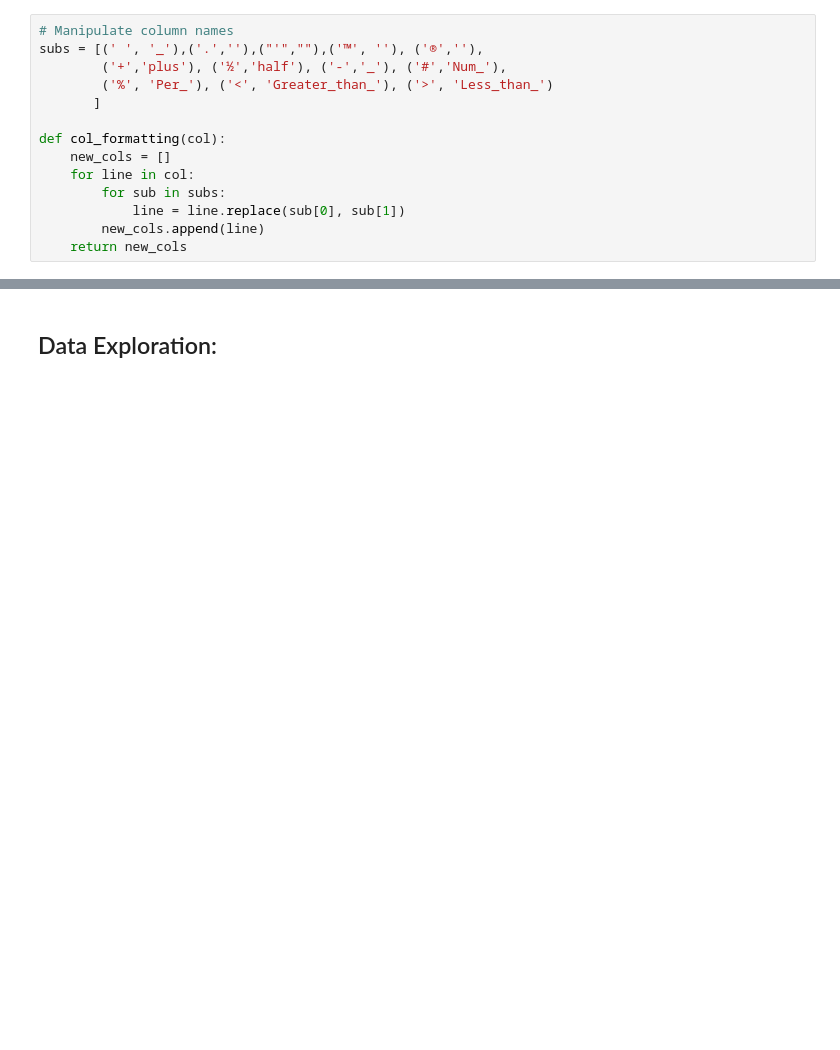
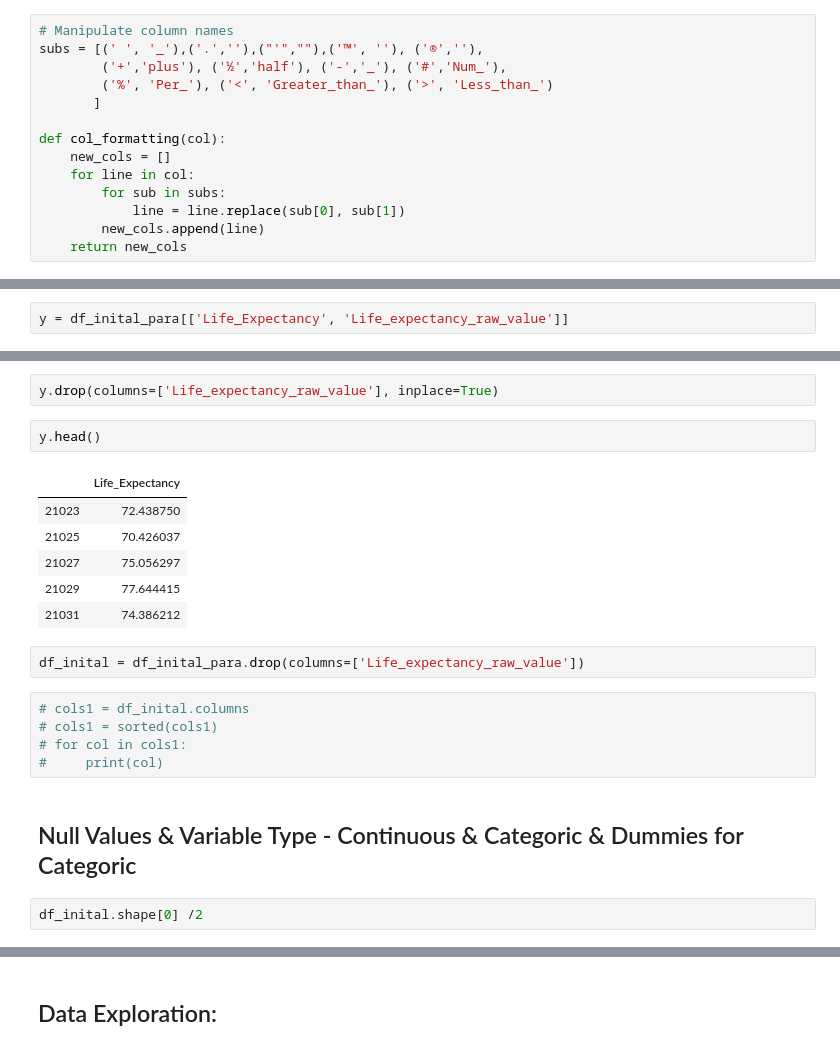
Before and after one commit to Matt-Newton998/Life_Expectancy-Mod04_Project, a Jupyter notebook: Matt_Initial_Workbook.ipynb, the cells around one changed output, grey strips where cells are left out. Drawn from its saved outputs; the diff is of its cells as text; blank space fills up the shorter version.

```diff
--- a/Matt_Initial_Workbook.ipynb
+++ b/Matt_Initial_Workbook.ipynb
@@ -210,0 +168,2 @@ clean_columns = [x for x in df.columns if
+# %%
+y = df_inital_para[['Life_Expectancy', 'Life_expectancy_raw_value']]
@@ -210,0 +184,22 @@ clean_columns = [x for x in df.columns if
+# %%
+y.drop(columns=['Life_expectancy_raw_value'], inplace=True)
+# %%
+y.head()
+# %% [output]
+|  | Life_Expectancy |
+| 21023 | 72.438750 |
+| 21025 | 70.426037 |
+| 21027 | 75.056297 |
+| 21029 | 77.644415 |
+| 21031 | 74.386212 |
+# %%
+df_inital = df_inital_para.drop(columns=['Life_expectancy_raw_value'])
+# %%
+# cols1 = df_inital.columns
+# cols1 = sorted(cols1)
+# for col in cols1:
+#     print(col)
+# %% [markdown]
+## Null Values & Variable Type  - Continuous & Categoric &  Dummies for Categoric
+# %%
+df_inital.shape[0] /2
```
Also changed, not shown: parts of 36 cells of this notebook.
